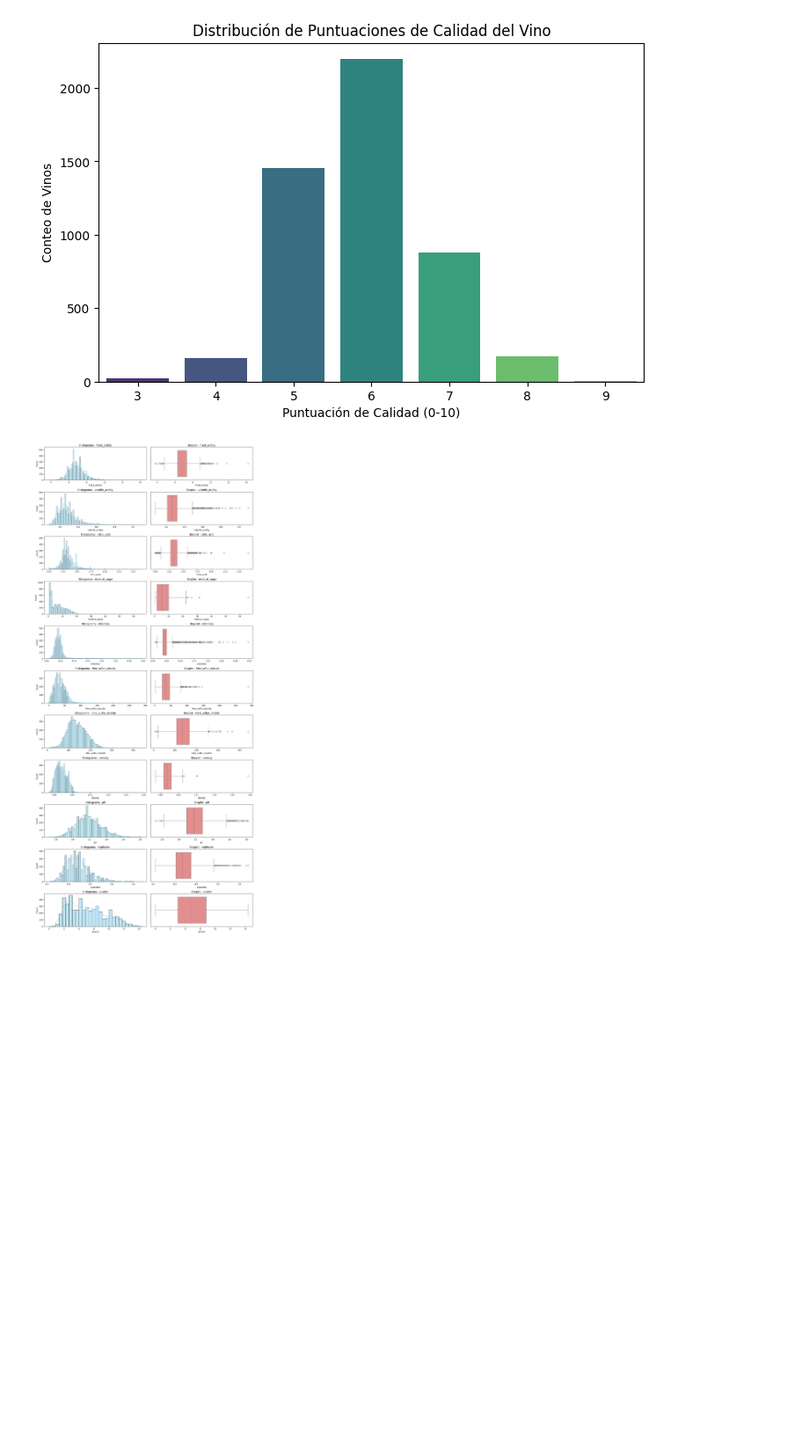
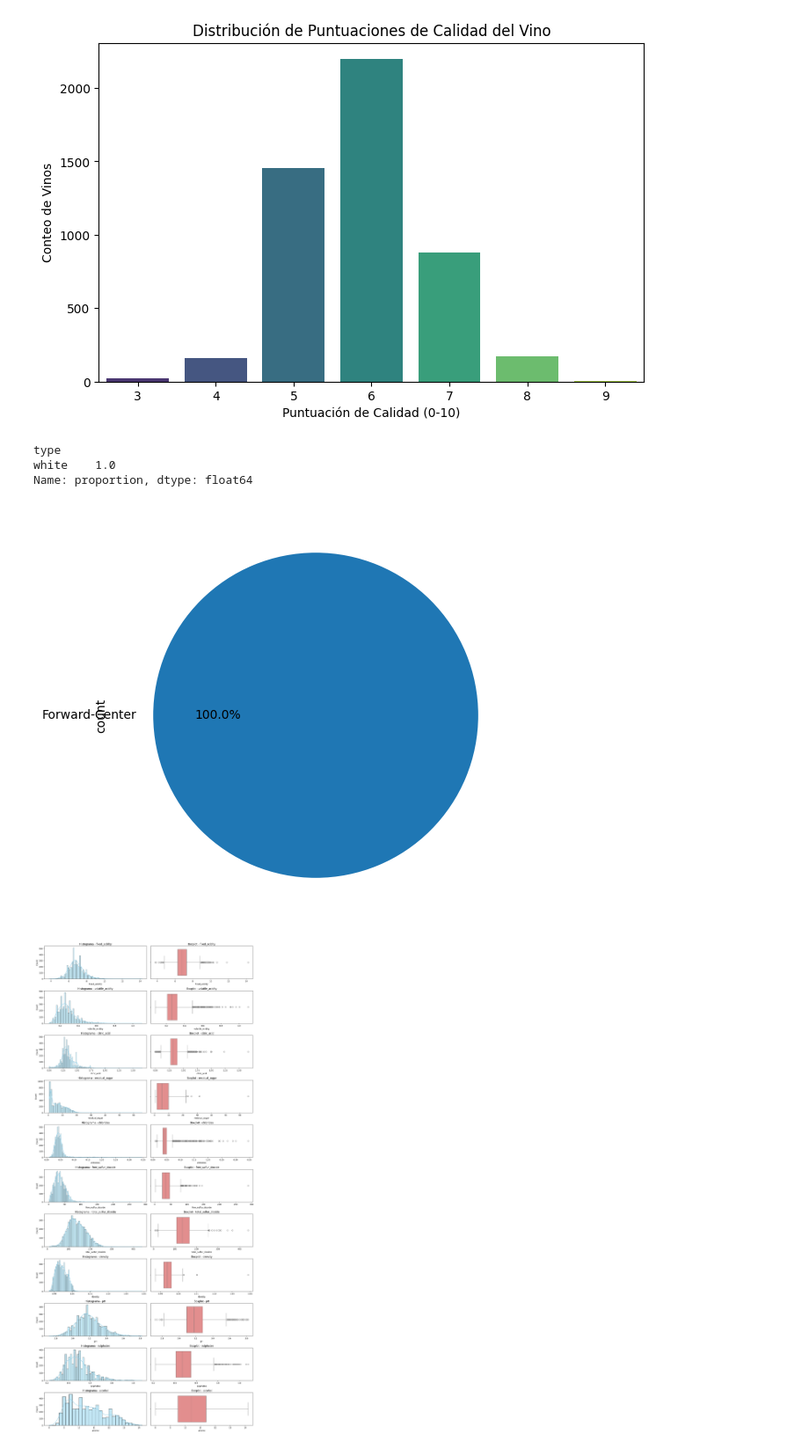
Before and after one commit to andreess891/MLOps_CML, a Jupyter notebook: notebooks/01_eda.ipynb, the cells around one changed output. Shown at 88% size. Saved outputs shown, nothing was run; the diff lists cells and outputs as text; code cells hidden in the pictures; blank space fills up the shorter version.

```diff
--- a/notebooks/01_eda.ipynb
+++ b/notebooks/01_eda.ipynb
@@ -150,6 +150,15 @@ Passing `palette` without assigning `hue` is deprecated and will be removed in v
 
   sns.countplot(x='quality', data=datos_white, palette='viridis')
 [figure]
+# %%
+print(datos_white['type'].value_counts(normalize=True))
+datos_white['type'].value_counts().plot.pie(labels=["Forward-Center","Point Guard",], autopct='%1.1f%%', figsize=(6, 6))
+plt.show()
+# %% [output]
+type
+white    1.0
+Name: proportion, dtype: float64
+[figure, added]
 # %%
 #Separar las variables continuas de las demás
 continuas=datos_white[["fixed_acidity",
```
Also changed, not shown: parts of 1 cell of this notebook, 1 other file.
